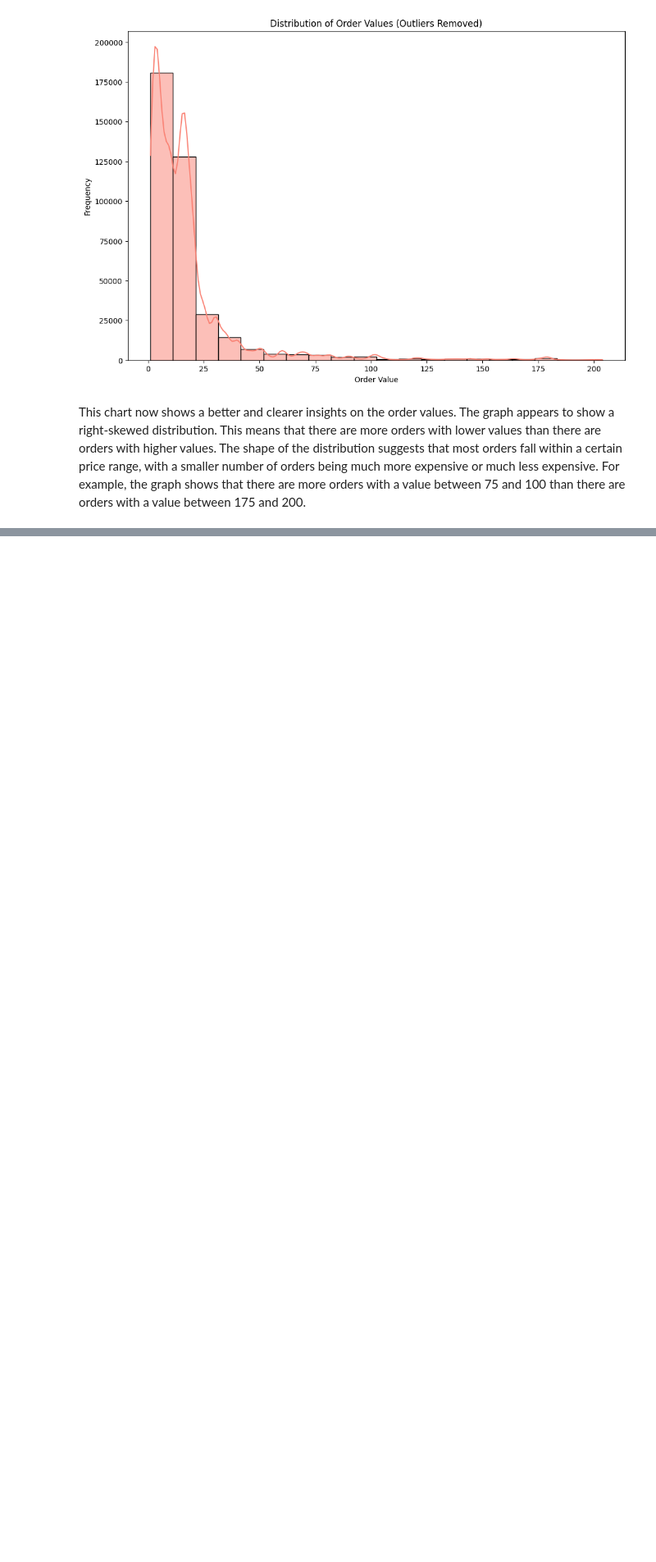
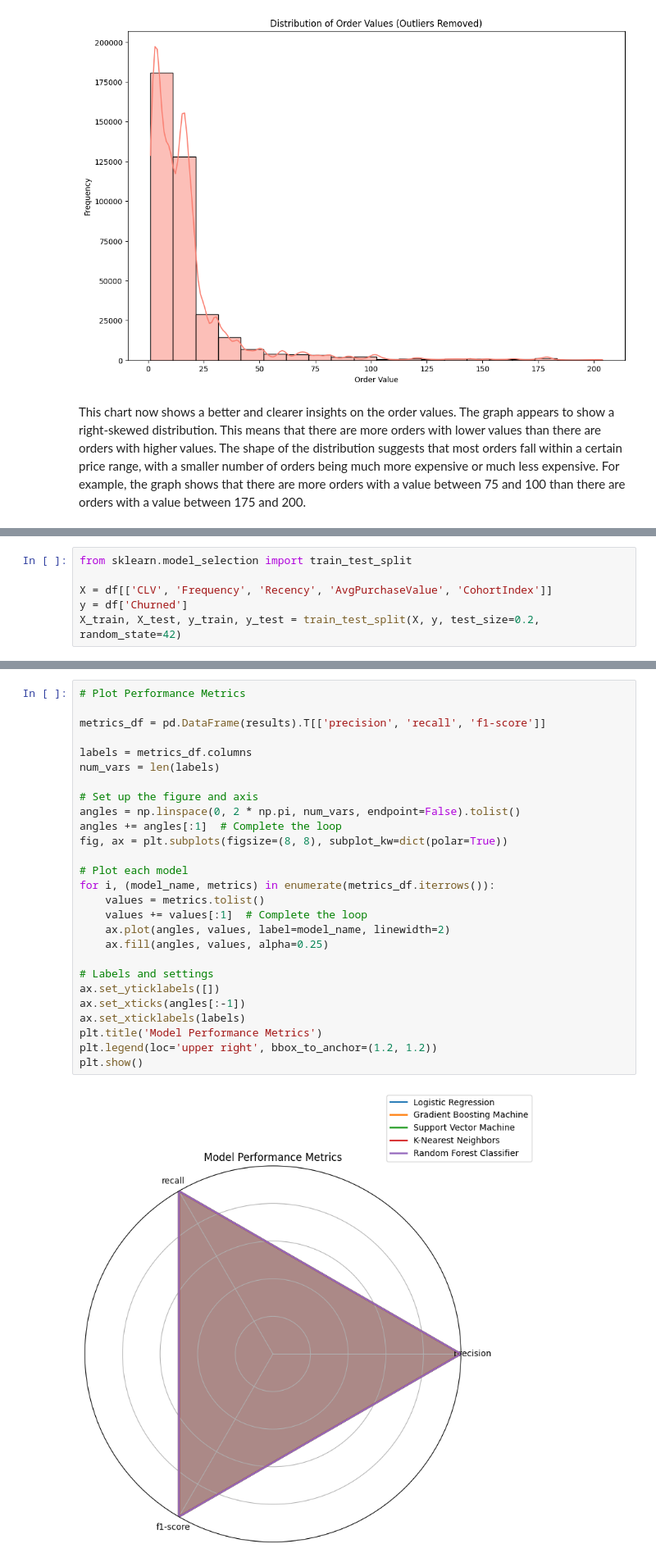
Before and after one commit to arko-saha/Ecommerce-Customer-Analysis, a Jupyter notebook: Customer_Retention_Analytics.ipynb, the cells around one changed output, grey strips where cells are left out. Shown at 82% size. Cells and saved outputs as stored; diff of their text form; blank space fills up the shorter version.

```diff
--- a/Customer_Retention_Analytics.ipynb
+++ b/Customer_Retention_Analytics.ipynb
@@ -500,0 +617,6 @@ This chart now shows a better and clearer insights on the order values. The grap
+# %%
+from sklearn.model_selection import train_test_split
+
+X = df[['CLV', 'Frequency', 'Recency', 'AvgPurchaseValue', 'CohortIndex']]
+y = df['Churned']
+X_train, X_test, y_train, y_test = train_test_split(X, y, test_size=0.2, random_state=42)
@@ -500,0 +701,29 @@ This chart now shows a better and clearer insights on the order values. The grap
+# %%
+# Plot Performance Metrics
+
+metrics_df = pd.DataFrame(results).T[['precision', 'recall', 'f1-score']]
+
+labels = metrics_df.columns
+num_vars = len(labels)
+
+# Set up the figure and axis
+angles = np.linspace(0, 2 * np.pi, num_vars, endpoint=False).tolist()
+angles += angles[:1]  # Complete the loop
+fig, ax = plt.subplots(figsize=(8, 8), subplot_kw=dict(polar=True))
+
+# Plot each model
+for i, (model_name, metrics) in enumerate(metrics_df.iterrows()):
+    values = metrics.tolist()
+    values += values[:1]  # Complete the loop
+    ax.plot(angles, values, label=model_name, linewidth=2)
+    ax.fill(angles, values, alpha=0.25)
+
+# Labels and settings
+ax.set_yticklabels([])
+ax.set_xticks(angles[:-1])
+ax.set_xticklabels(labels)
+plt.title('Model Performance Metrics')
+plt.legend(loc='upper right', bbox_to_anchor=(1.2, 1.2))
+plt.show()
+# %% [output]
+[figure, added]
```
Also changed, not shown: parts of 17 cells of this notebook.
